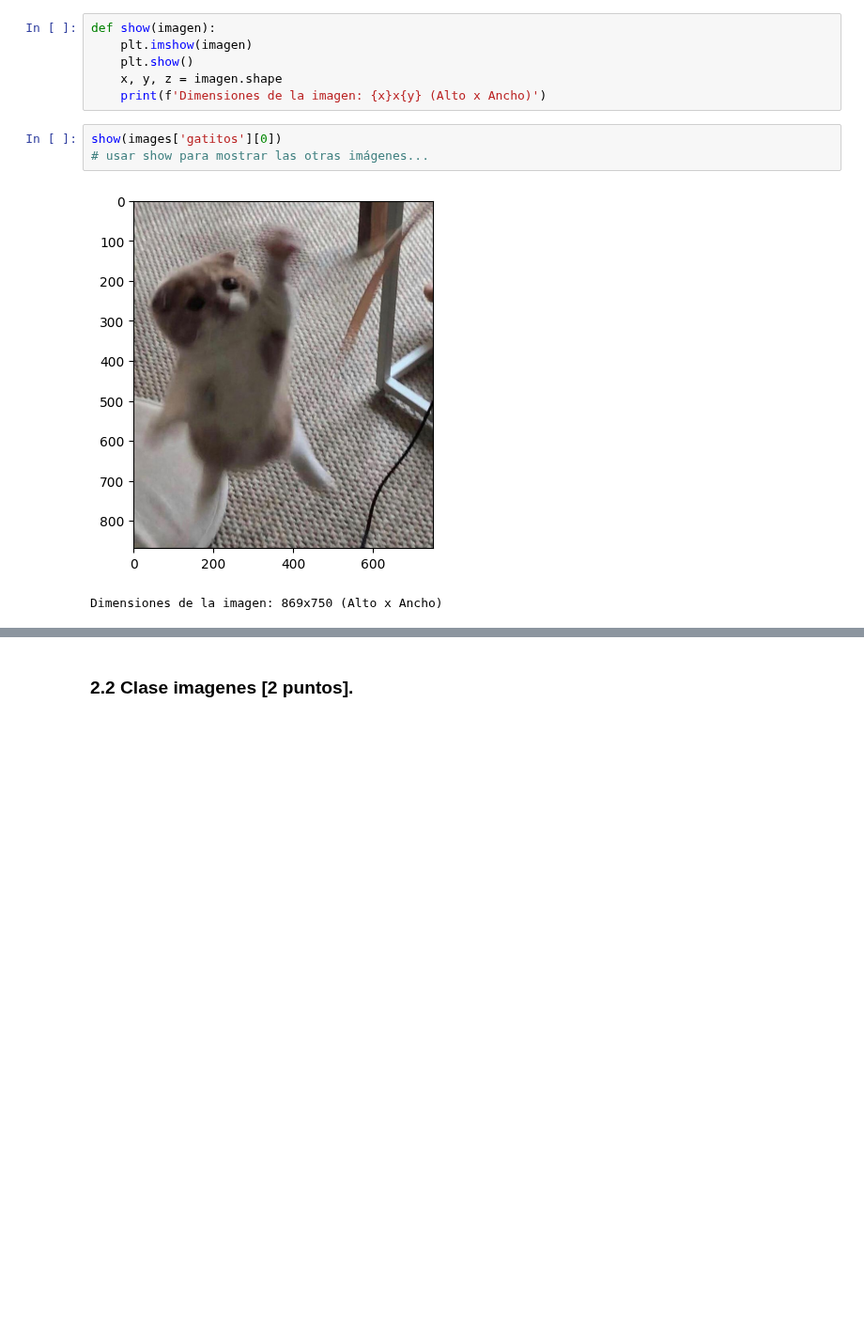
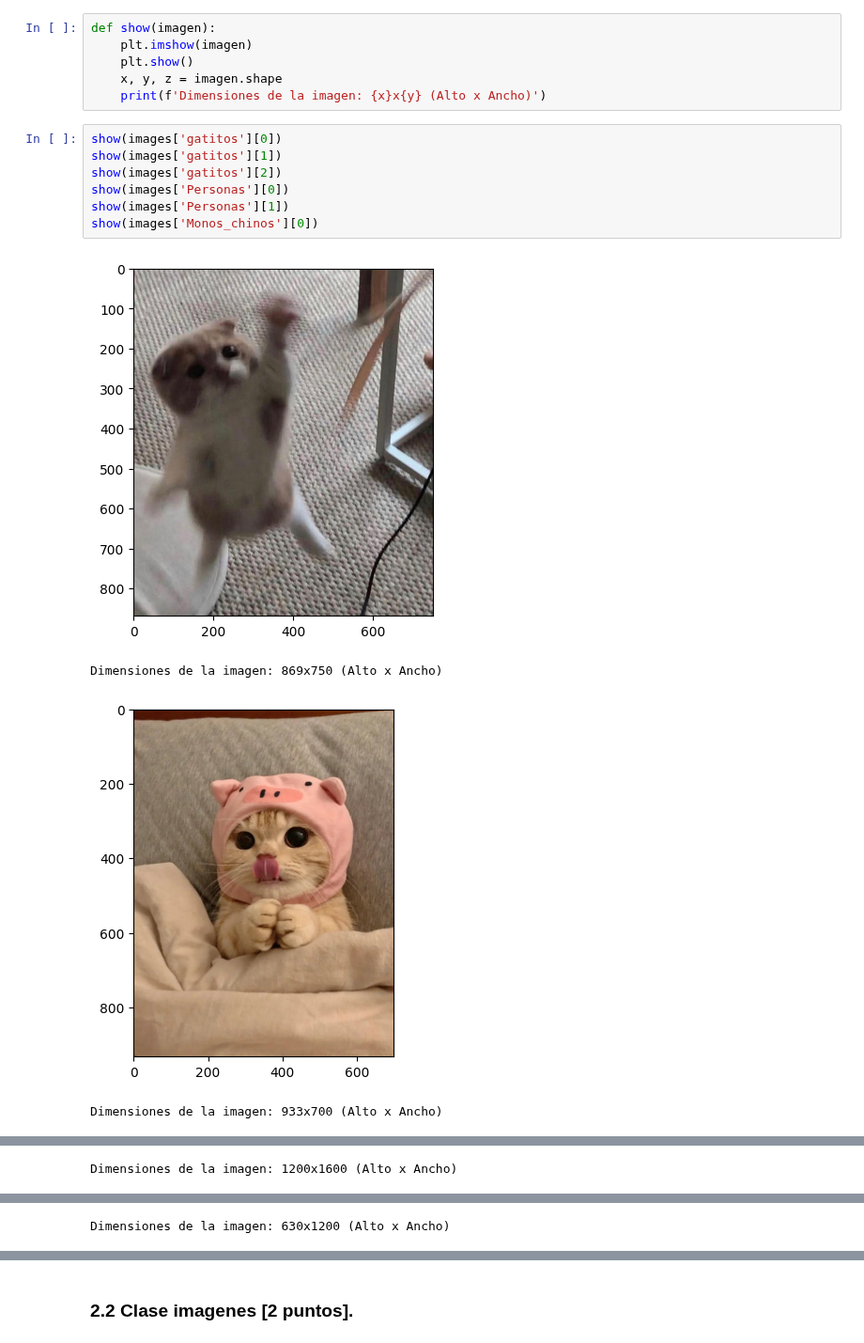
Before and after one commit to jesuvalenzuela/NanSquad, a Jupyter notebook: Lab2/Lab2_enunciado.ipynb, the cells around one changed output, grey strips where cells are left out. Shown at 94% size. Drawn from its saved outputs; the diff is of its cells as text; blank space fills up the shorter version.

Commit message:
Clase Imagen completada

```diff
--- a/Lab2/Lab2_enunciado.ipynb
+++ b/Lab2/Lab2_enunciado.ipynb
@@ -256,9 +256,15 @@ def show(imagen):
     plt.show()
     x, y, z = imagen.shape
     print(f'Dimensiones de la imagen: {x}x{y} (Alto x Ancho)')
-# %%
-show(images['gatitos'][0])
-# usar show para mostrar las otras imágenes...
-# %% [output]
-[figure, removed]
-Dimensiones de la imagen: 869x750 (Alto x Ancho)
+# %%
+show(images['gatitos'][0])
+show(images['gatitos'][1])
+show(images['gatitos'][2])
+show(images['Personas'][0])
+show(images['Personas'][1])
+show(images['Monos_chinos'][0])
+# %% [output]
+[figure, added]
+Dimensiones de la imagen: 869x750 (Alto x Ancho)
+[figure, added]
+Dimensiones de la imagen: 933x700 (Alto x Ancho)
@@ -264,0 +272 @@ Dimensiones de la imagen: 869x750 (Alto x Ancho)
+Dimensiones de la imagen: 1200x1600 (Alto x Ancho)
@@ -264,0 +274 @@ Dimensiones de la imagen: 869x750 (Alto x Ancho)
+Dimensiones de la imagen: 630x1200 (Alto x Ancho)
```
Also changed, not shown: parts of 4 cells of this notebook.
